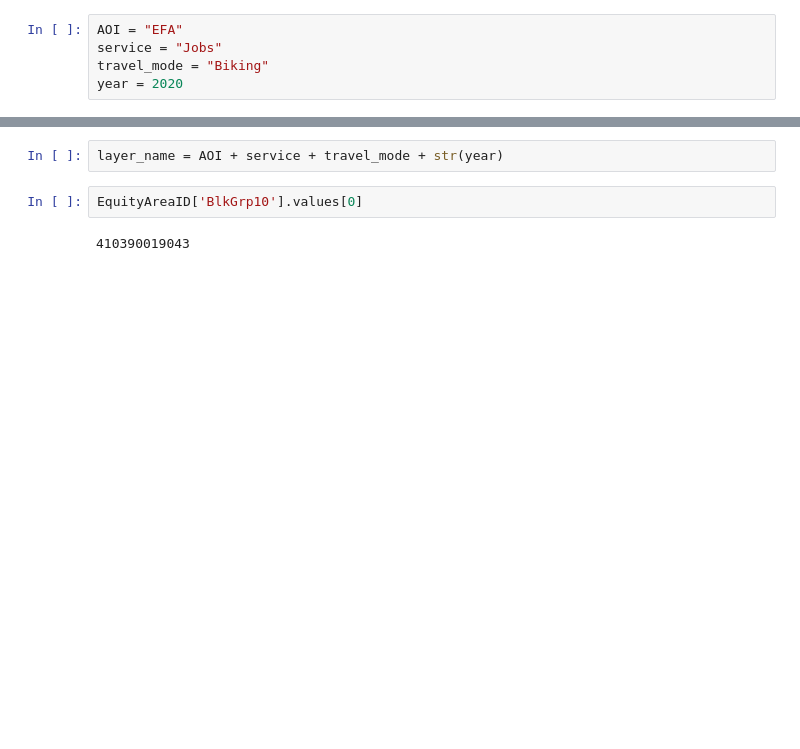
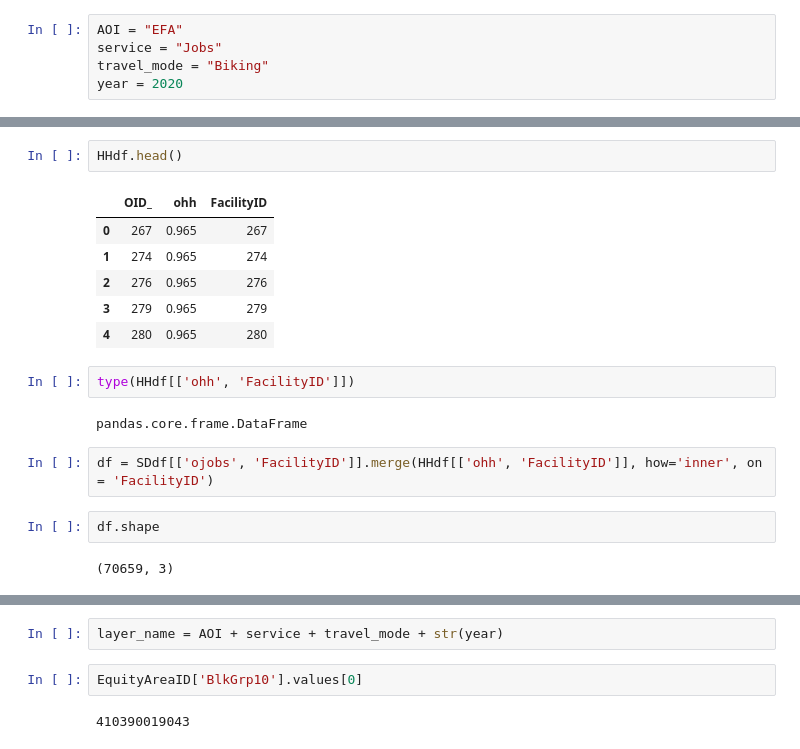
Before and after one commit to dongmeic/RTP, a Jupyter notebook: analysis/spatial_analysis/jobs_services_parcel.ipynb, the cells around one changed output, grey strips where cells are left out. Drawn from its saved outputs; the diff is of its cells as text; blank space fills up the shorter version.

```diff
--- a/analysis/spatial_analysis/jobs_services_parcel.ipynb
+++ b/analysis/spatial_analysis/jobs_services_parcel.ipynb
@@ -90,0 +130,19 @@ year = 2020
+# %%
+HHdf.head()
+# %% [output]
+|  | OID_ | ohh | FacilityID |
+| 0 | 267 | 0.965 | 267 |
+| 1 | 274 | 0.965 | 274 |
+| 2 | 276 | 0.965 | 276 |
+| 3 | 279 | 0.965 | 279 |
+| 4 | 280 | 0.965 | 280 |
+# %%
+type(HHdf[['ohh', 'FacilityID']])
+# %% [output]
+pandas.core.frame.DataFrame
+# %%
+df = SDdf[['ojobs', 'FacilityID']].merge(HHdf[['ohh', 'FacilityID']], how='inner', on = 'FacilityID')
+# %%
+df.shape
+# %% [output]
+(70659, 3)
```
Also changed, not shown: parts of 24 cells of this notebook, 1 other file.
